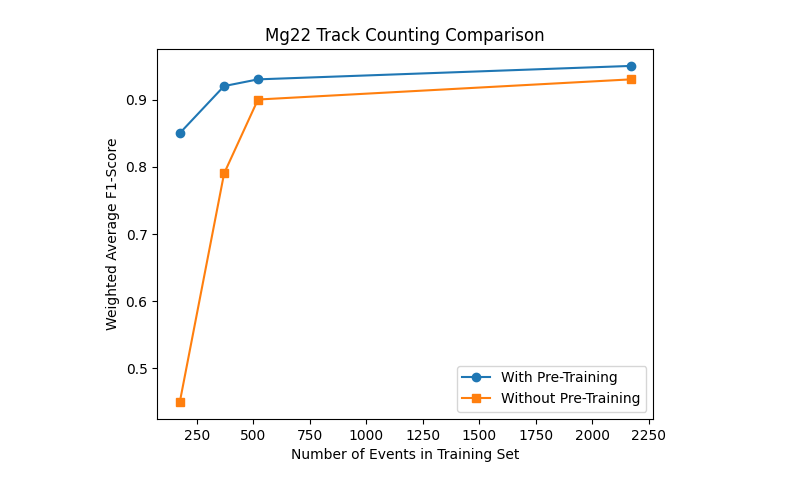
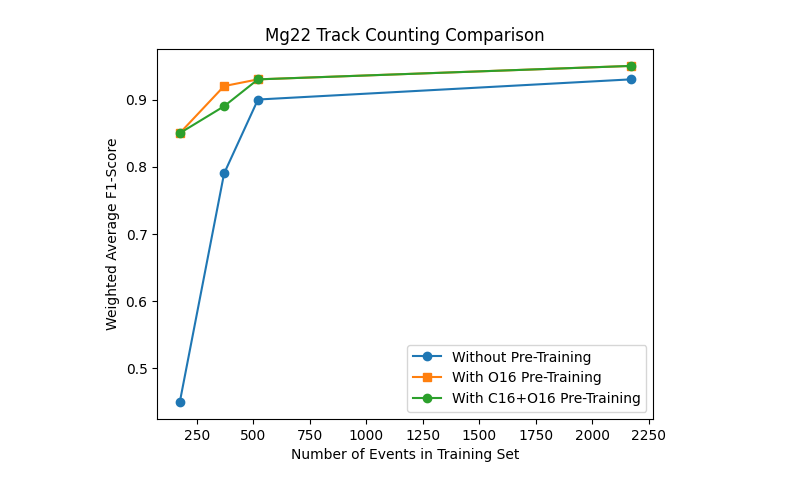
Before and after one commit to alpha-davidson/ATTPCLatent, a Jupyter notebook: Mg22_dw_plot.ipynb, the cells around one changed output. Saved outputs shown, nothing was run; the diff lists cells and outputs as text; code cells hidden in the pictures.

```diff
--- a/Mg22_dw_plot.ipynb
+++ b/Mg22_dw_plot.ipynb
@@ -1,27 +1,32 @@
 # %%
 import matplotlib.pyplot as plt
 
-# with pre-training
+# without pre-training
 x1 = [175, 371, 521, 2171]
-y1 = [0.85, 0.92, 0.93, 0.95]
+y1 = [0.45, 0.79, 0.90, 0.93]
 
-# without pre-training
+# with O16 pre-training
 x2 = [175, 371, 521, 2171]
-y2 = [0.45, 0.79, 0.90, 0.93]
+y2 = [0.85, 0.92, 0.93, 0.95]
+
+# with C16+O16 pre-training
+x3 = [175, 371, 521, 2171]
+y3 = [0.85, 0.89, 0.93, 0.95]
 
 # Create the plot
-plt.plot(x1, y1, label='With Pre-Training', marker='o')  # Add markers to each point
-plt.plot(x2, y2, label='Without Pre-Training', marker='s')  # Add markers to each point
+plt.plot(x1, y1, label='Without Pre-Training', marker='o')  # Add markers to each point
+plt.plot(x2, y2, label='With O16 Pre-Training', marker='s')  # Add markers to each point
+plt.plot(x3, y3, label='With C16+O16 Pre-Training', marker='o')  # Add markers to each point
 
 # Add titles and labels
 plt.title('Mg22 Track Counting Comparison')
 plt.xlabel('Number of Events in Training Set')
 plt.ylabel('Weighted Average F1-Score')
 
 # Show the legend
 plt.legend()
 
 # Display the plot
 plt.show()
 # %% [output]
-[figure, old version]
+[figure, new version]
```
Also changed, not shown: 2 other files.
